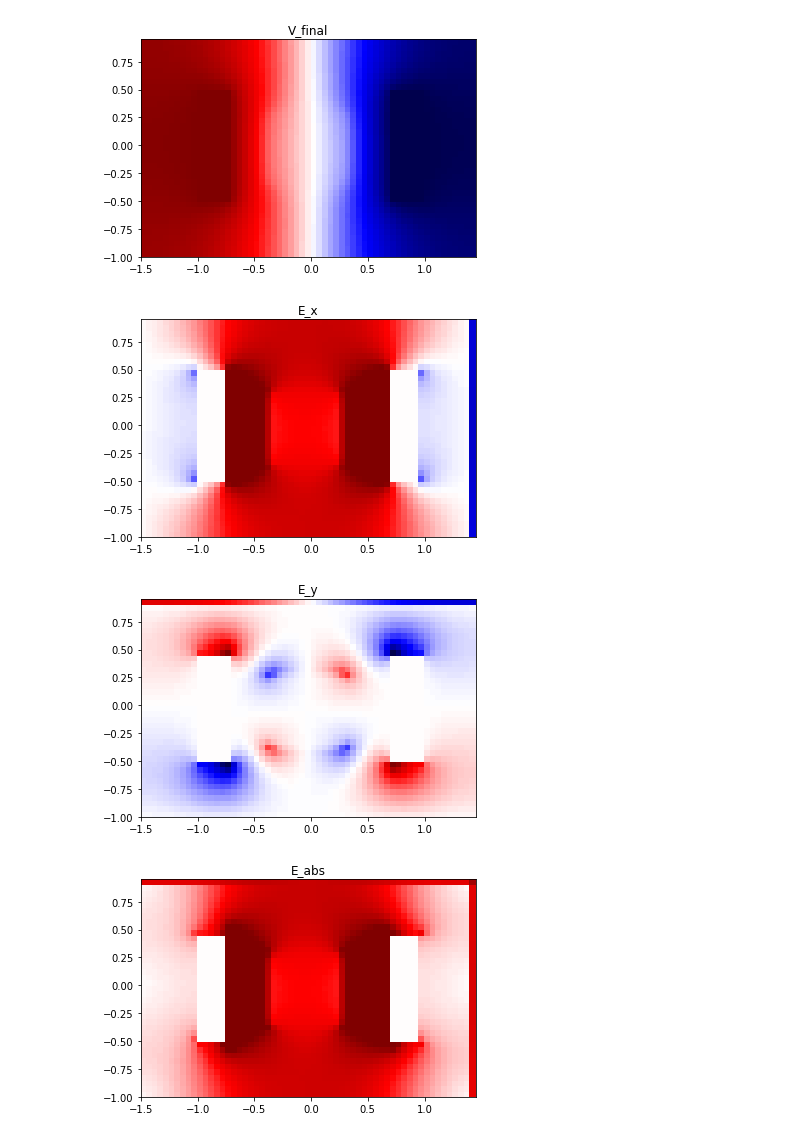
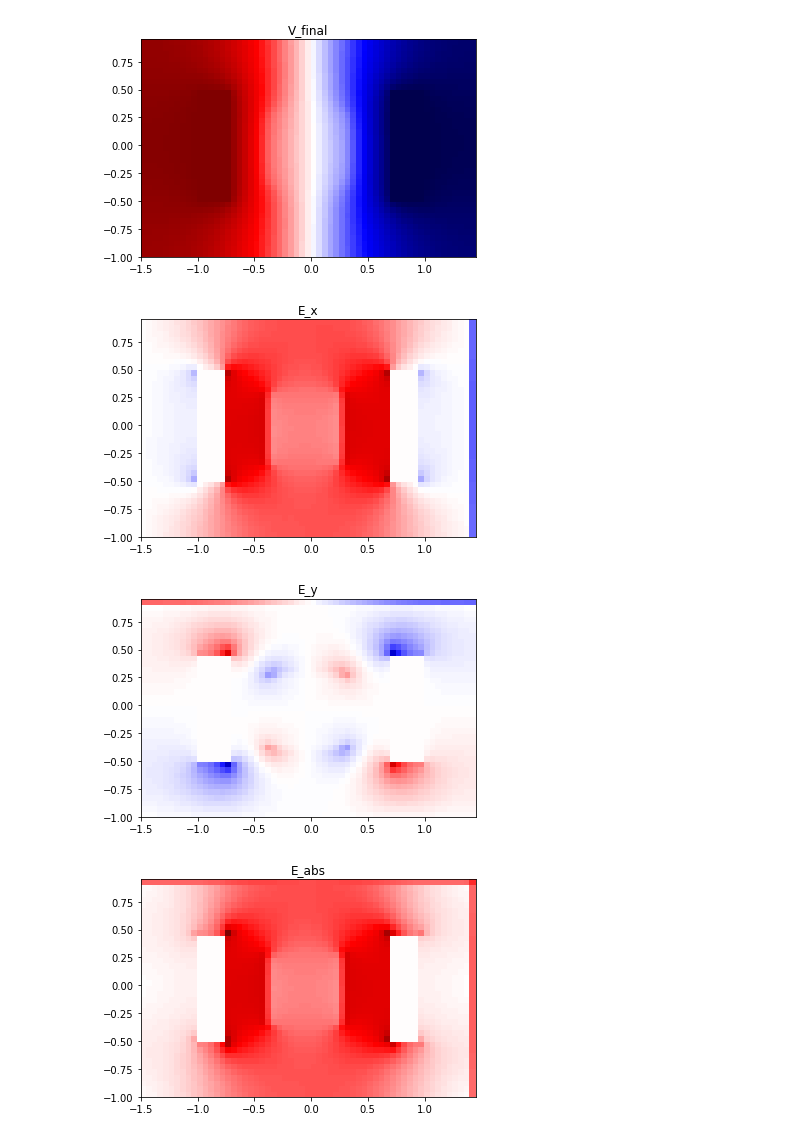
Before and after one commit to acidbourbon/lab_bench, a Jupyter notebook: workdir/jupyter/misc_mw/field_solver/laplace2D_dielectric.ipynb, the cells around one changed output. Cells and saved outputs as stored; diff of their text form; code cells hidden in the pictures.

```diff
--- a/workdir/jupyter/misc_mw/field_solver/laplace2D_dielectric.ipynb
+++ b/workdir/jupyter/misc_mw/field_solver/laplace2D_dielectric.ipynb
@@ -105,29 +54,29 @@ plt.show()
 # %%
 E = E_from_V(potential)
 # %%
-scale = .1e12
-scale = 1.5/eps_0
+e_abs = np.sqrt(E.matrix[:,:,0]**2 + E.matrix[:,:,1]**2)
+
+scale = np.max(e_abs)
 
 
 plt.pcolormesh(my_grid.X,my_grid.Y,E.matrix[:,:,0],cmap="seismic")
 plt.clim(-scale,scale)
 plt.title("E_x")
 plt.show()
 
 plt.pcolormesh(my_grid.X,my_grid.Y,E.matrix[:,:,1],cmap="seismic")
 plt.clim(-scale,scale)
 plt.title("E_y")
 plt.show()
 
-e_abs = np.sqrt(E.matrix[:,:,0]**2 + E.matrix[:,:,1]**2)
 plt.pcolormesh(my_grid.X,my_grid.Y,e_abs, cmap='seismic')
 plt.clim(-scale,scale)
 plt.title("E_abs")
 plt.show()
 # %% [output]
-[figure, old version]
+[figure, new version]
-[figure, old version]
+[figure, new version]
-[figure, old version]
+[figure, new version]
 # %%
 big_figure()
 
```
Also changed, not shown: parts of 10 cells of this notebook, 2 other files.
